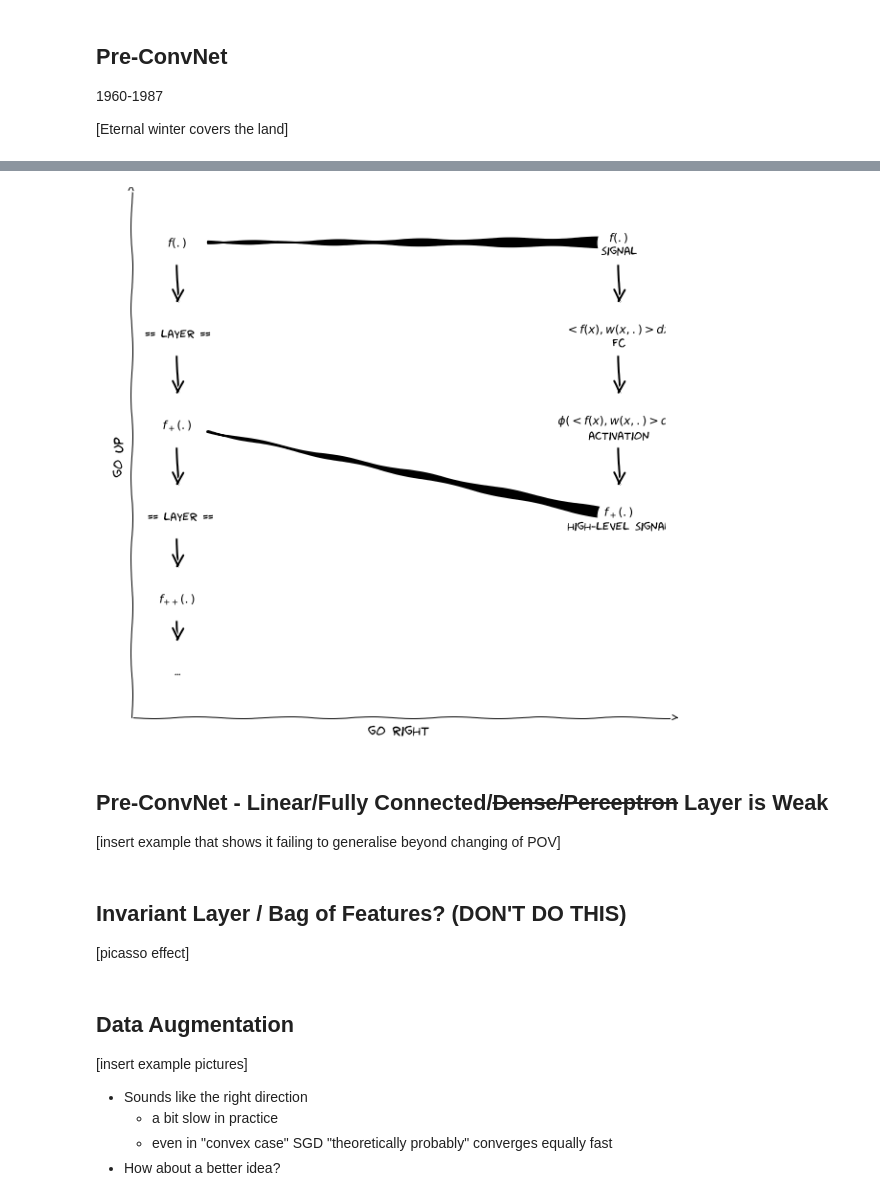
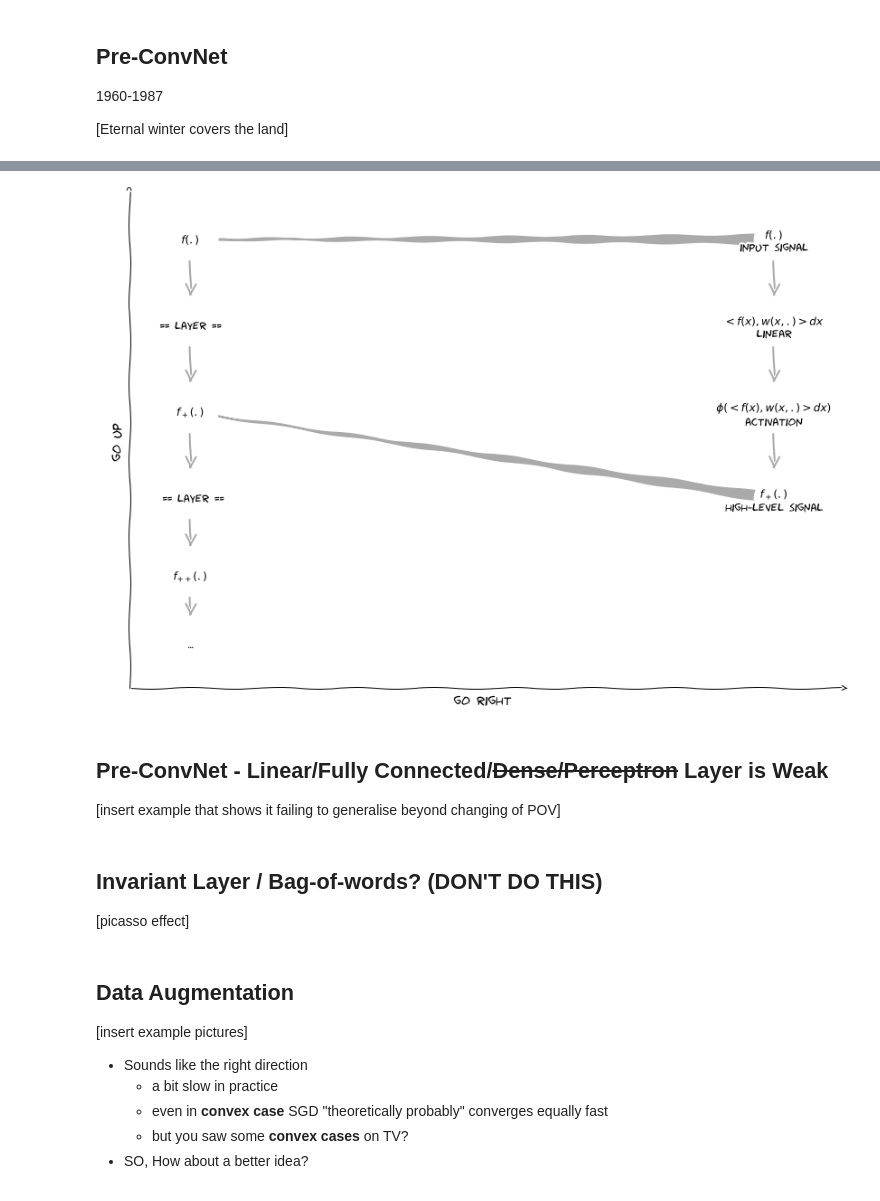
Before and after one commit to tribbloid/convnet-abstraction, a Jupyter notebook: slide/A-overview.ipynb, the cells around one changed output, grey strips where cells are left out. Drawn from its saved outputs; the diff is of its cells as text; code cells hidden in the pictures.

```diff
--- a/slide/A-overview.ipynb
+++ b/slide/A-overview.ipynb
@@ -20,10 +23,10 @@ if module_path not in sys.path:
 
 import networkx as nx
 
-from graphPlot import drawGraph
+from graphPlot import drawGraph, SIZE
 from const import *
 
-plt.rcParams['figure.figsize'] = [10, 10]
+plt.rcParams['figure.figsize'] = SIZE
 # print(plt.rcParams['figure.figsize'])
 # %% [markdown]
 # **ConvNet Abstraction**
@@ -88,43 +91,40 @@ In pursuing of unbounded representation power
 # %%
 
 
 g = nx.DiGraph(directed=True)
 
 g.add_edge("$f(.)$", "== layer ==")
 g.add_edge("== layer ==", "$f_+(.)$")
 g.add_edge("$f_+(.)$", " == layer ==")
 g.add_edge(" == layer ==", "$f_{++}(.)$")
 g.add_edge("$f_{++}(.)$", "...")
 
-dot = "$f(.)$\nsignal"
-fc = "$<f(x), w(x, .)> d x$\nFC"
+dot = "$f(.)$\ninput signal"
+fc = "$<f(x), w(x, .)> d x$\nlinear"
 nl = "$\phi(<f(x), w(x, .)> d x)$\nactivation"
 dot2 = "$f_+(.)$\nhigh-level signal"
 # hw = "highway?"
 
 g.add_edge(dot, fc)
 g.add_edge(fc, nl)
 g.add_edge(nl, dot2)
 
 g2 = g.copy()
 
 g2.add_edge(dot, "$f(.)$", wedge=True)
 g2.add_edge(dot2, "$f_+(.)$", wedge=True)
 
-# g.add_edge(dot, hw)
-# g.add_edge(hw, dot2)
-
-drawGraph(g2, font='humor sans', layoutG=g)
+drawGraph(g2, g, font_family='humor sans')
 
 plt.show()
 # %% [output]
-[figure, old version]
+[figure, new version]
 # %% [markdown]
 ## Pre-ConvNet - Linear/Fully Connected/~~Dense/Perceptron~~ Layer is Weak
 
 [insert example that shows it failing to generalise beyond changing of POV]
 # %% [markdown]
-## Invariant Layer / Bag of Features? (DON'T DO THIS)
+## Invariant Layer / Bag-of-words? (DON'T DO THIS)
 
 [picasso effect]
 # %% [markdown]
@@ -134,5 +134,6 @@ plt.show()
 
 - Sounds like the right direction
     - a bit slow in practice
-    - even in "convex case" SGD "theoretically probably" converges equally fast
-- How about a better idea?
+    - even in **convex case** SGD "theoretically probably" converges equally fast
+    - but you saw some **convex cases** on TV?
+- SO, How about a better idea?
```
Also changed, not shown: parts of 3 cells of this notebook, 17 other files.
